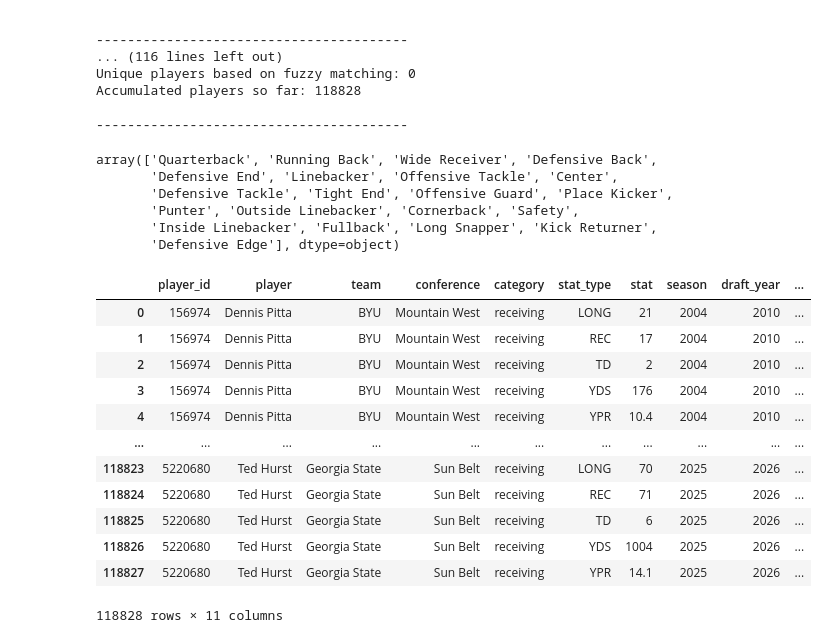
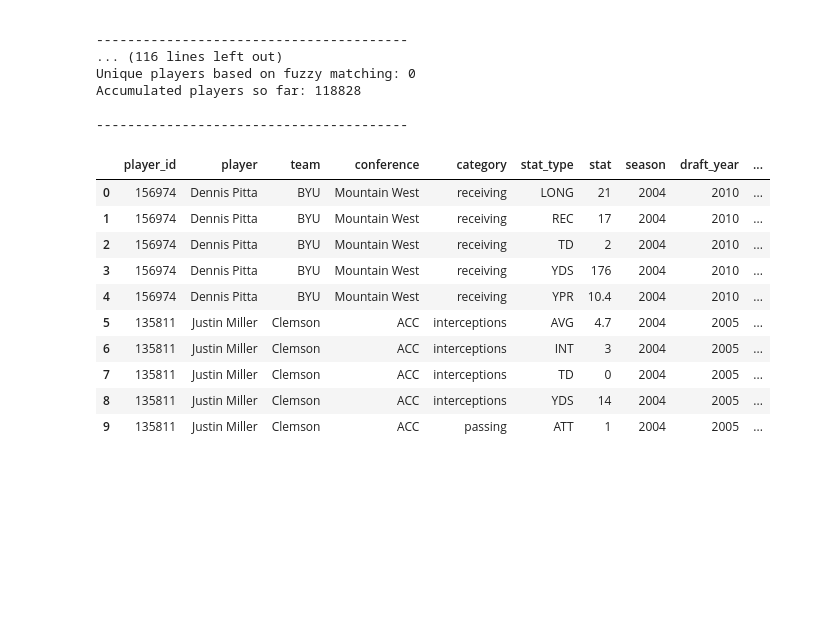
Before and after one commit to arnavk377/DraftSight, a Jupyter notebook: data/exploring_cfb.ipynb, the cells around one changed output. Drawn from its saved outputs; the diff is of its cells as text; code cells hidden in the pictures; blank space fills up the shorter version.

```diff
--- a/data/exploring_cfb.ipynb
+++ b/data/exploring_cfb.ipynb
@@ -563,39 +572,37 @@ array([ 1,  2,  3,  4,  5,  6,  7,  8,  9, 10, 11, 12, 13, 14, 15, 16, 17,
        35, 36, 37, 38, 39, 40, 41, 42, 43, 44, 45, 46, 47, 48, 49, 50, 51,
        52, 53, 54])
 # %%
-# for season data, use the college athlete id if there exists
-    # otherwise, use name, collegeTeam to match to season stats
-
-# Data cleaning notes
-# some players have an id, but doesn't match up to the season stats player_id (e.g. Tyrann Mathieu)
-
 all_results = []
 
 for season in range(2004, 2026):
     print(f'Processing season {season}...')
 
-    lookup_cols = ['year', 'overall', 'position']
+    lookup_cols = ['year', 'round', 'pick', 'position']
 
-    # lookup logic for players wiht an id + non-id players
+    filtered_picks = all_draft_picks[all_draft_picks['year'] > season]
+    filtered_pick_ids = set(filtered_picks['collegeAthleteId'].dropna().unique())
+
+    # lookup logic for players with an id + non-id players
     id_lookup = (
         filtered_picks[['collegeAthleteId'] + lookup_cols]
         .dropna(subset=['collegeAthleteId'])
-        .rename(columns={'collegeAthleteId': 'player_id', 'year': 'draft_year', 'overall': 'draft_overall'})
+        .rename(columns={'collegeAthleteId': 'player_id', 'year': 'draft_year', 'round': 'draft_round', 'pick': 'draft_pick'})
         .drop_duplicates(subset=['player_id'])
     )
-    id_lookup['player_id'] = id_lookup['player_id'].astype(raw_stats_df['player_id'].dtype)
+    # FIX: explicit str cast on both sides instead of relying on stale raw_stats_df dtype
+    id_lookup['player_id'] = id_lookup['player_id'].astype(str)
 
     no_id_lookup = (
         filtered_picks[['name', 'collegeTeam'] + lookup_cols]
         .dropna(subset=['name', 'collegeTeam'])
-        .rename(columns={'year': 'draft_year', 'overall': 'draft_overall'})
+        .rename(columns={'year': 'draft_year', 'round': 'draft_round', 'pick': 'draft_pick'})
         .drop_duplicates(subset=['name', 'collegeTeam'])
     )
 
     # getting data from the API for each season
     raw_stats = stats_api.get_player_season_stats(year=season)
     raw_stats_df = pd.DataFrame([{
-        'player_id':  s.player_id,
+        'player_id':  str(s.player_id),
         'player':     s.player,
         'team':       s.team,
         'conference': s.conference,
@@ -606,9 +613,6 @@ for season in range(2004, 2026):
     } for s in raw_stats])
 
     print(f"Unique players based on id matching: {raw_stats_df['player'].nunique()}")
-
-    filtered_picks = all_draft_picks[all_draft_picks['year'] > season]
-    filtered_pick_ids = list(filtered_picks['collegeAthleteId'].dropna().unique())
 
     # logic for players found in draft picks
     reduce_stats_df = raw_stats_df[raw_stats_df['player_id'].isin(filtered_pick_ids)]
@@ -622,14 +626,13 @@ for season in range(2004, 2026):
     ]
 
     # joining draft info to matched players
-
     reduce_stats_df = reduce_stats_df.merge(
         id_lookup, on='player_id', how='left'
     )
 
     no_id_df = no_id_df.merge(
         no_id_lookup, left_on=['player', 'team'], right_on=['name', 'collegeTeam'], how='left'
-    ).drop(columns = ['name', 'collegeTeam'])
+    ).drop(columns=['name', 'collegeTeam'])
 
     print(f"Unique players based on fuzzy matching: {no_id_df['player'].nunique()}")
 
@@ -657,31 +660,20 @@ Unique players based on fuzzy matching: 0
 Accumulated players so far: 118828
 
 ----------------------------------------
-# %%
-filtered_picks['position'].unique()
-# %% [output]
-array(['Quarterback', 'Running Back', 'Wide Receiver', 'Defensive Back',
-       'Defensive End', 'Linebacker', 'Offensive Tackle', 'Center',
-       'Defensive Tackle', 'Tight End', 'Offensive Guard', 'Place Kicker',
-       'Punter', 'Outside Linebacker', 'Cornerback', 'Safety',
-       'Inside Linebacker', 'Fullback', 'Long Snapper', 'Kick Returner',
-       'Defensive Edge'], dtype=object)
 # %%
-all_results_df
+all_results_df.head(10)
 # %% [output]
 |  | player_id | player | team | conference | category | stat_type | stat | season | draft_year | ... |
 | 0 | 156974 | Dennis Pitta | BYU | Mountain West | receiving | LONG | 21 | 2004 | 2010 | ... |
 | 1 | 156974 | Dennis Pitta | BYU | Mountain West | receiving | REC | 17 | 2004 | 2010 | ... |
 | 2 | 156974 | Dennis Pitta | BYU | Mountain West | receiving | TD | 2 | 2004 | 2010 | ... |
 | 3 | 156974 | Dennis Pitta | BYU | Mountain West | receiving | YDS | 176 | 2004 | 2010 | ... |
 | 4 | 156974 | Dennis Pitta | BYU | Mountain West | receiving | YPR | 10.4 | 2004 | 2010 | ... |
-| ... | ... | ... | ... | ... | ... | ... | ... | ... | ... | ... |
-| 118823 | 5220680 | Ted Hurst | Georgia State | Sun Belt | receiving | LONG | 70 | 2025 | 2026 | ... |
-| 118824 | 5220680 | Ted Hurst | Georgia State | Sun Belt | receiving | REC | 71 | 2025 | 2026 | ... |
-| 118825 | 5220680 | Ted Hurst | Georgia State | Sun Belt | receiving | TD | 6 | 2025 | 2026 | ... |
-| 118826 | 5220680 | Ted Hurst | Georgia State | Sun Belt | receiving | YDS | 1004 | 2025 | 2026 | ... |
-| 118827 | 5220680 | Ted Hurst | Georgia State | Sun Belt | receiving | YPR | 14.1 | 2025 | 2026 | ... |
+| 5 | 135811 | Justin Miller | Clemson | ACC | interceptions | AVG | 4.7 | 2004 | 2005 | ... |
+| 6 | 135811 | Justin Miller | Clemson | ACC | interceptions | INT | 3 | 2004 | 2005 | ... |
+| 7 | 135811 | Justin Miller | Clemson | ACC | interceptions | TD | 0 | 2004 | 2005 | ... |
+| 8 | 135811 | Justin Miller | Clemson | ACC | interceptions | YDS | 14 | 2004 | 2005 | ... |
+| 9 | 135811 | Justin Miller | Clemson | ACC | passing | ATT | 1 | 2004 | 2005 | ... |
-118828 rows × 11 columns
 # %%
 all_results_df["stat_col"] = all_results_df["category"] + "_" + all_results_df["stat_type"]
 all_results_df["stat"] = pd.to_numeric(all_results_df["stat"], errors='coerce')
```
Also changed, not shown: parts of 5 cells of this notebook, 2 other files.
